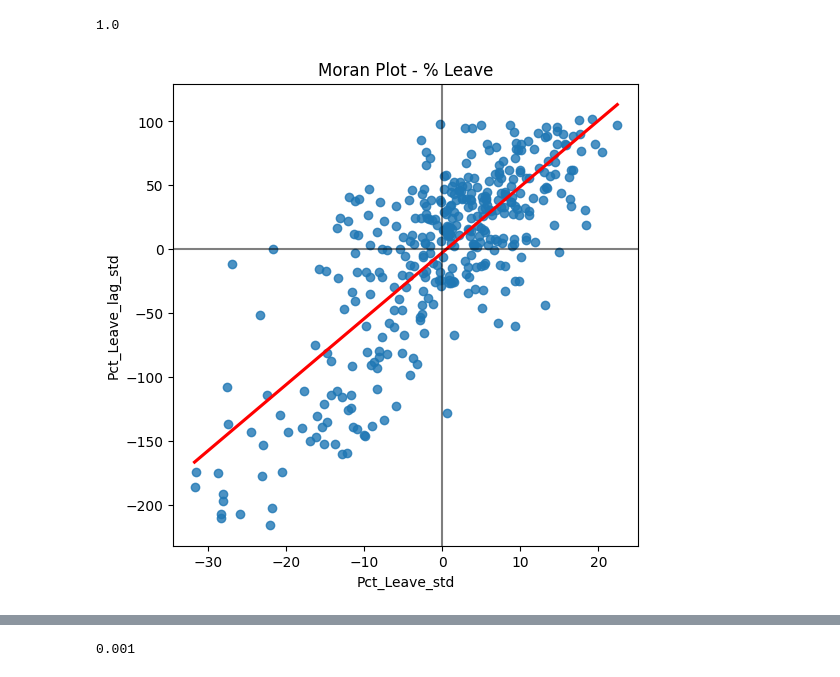
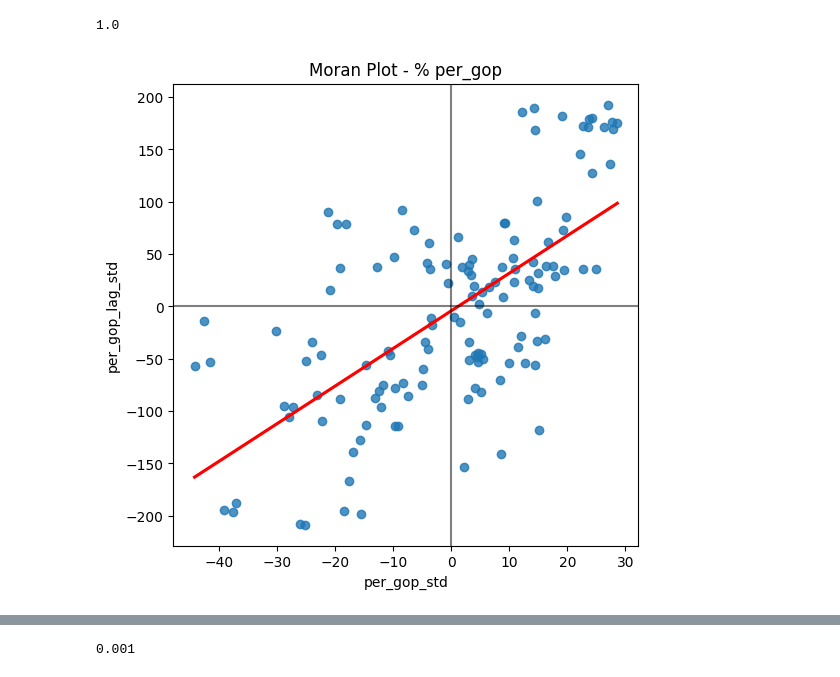
Before and after one commit to leogismap/Global_spatial_autocorrelation_2024_presidential_election_virginia, a Jupyter notebook: Global_Spatial_Autocorrelation.ipynb, the cells around one changed output, grey strips where cells are left out. Drawn from its saved outputs; the diff is of its cells as text; code cells hidden in the pictures.

```diff
--- a/Global_Spatial_Autocorrelation.ipynb
+++ b/Global_Spatial_Autocorrelation.ipynb
@@ -39,5 +55,9 @@ memory usage: 10.5+ KB
 # %%
 va_vote_df['county_fips'] = va_vote_df['county_fips'].astype("string")
+# %%
+va_vote_df['per_gop'] = va_vote_df['per_gop']*100
+va_vote_df['per_dem'] = va_vote_df['per_dem']*100
+va_vote_df['per_point_diff'] = va_vote_df['per_point_diff']*100
 # %%
 va_vote_df
 # %% [output]
@@ -199,4 +209,4 @@ plt.show()
 # %%
-db["Leave"] = (db["Pct_Leave"] > 50).astype(int)
-db[["Pct_Leave", "Leave"]].tail()
+db["win_gop"] = (db["per_gop"] > db["per_dem"] ).astype(int)
+db[["per_gop", "win_gop"]].tail()
 # %% [output]
@@ -278,24 +287,24 @@ jc.p_sim_bw
 # %% [output]
 1.0
 # %%
-db["Pct_Leave_std"] = db["Pct_Leave"] - db["Pct_Leave"].mean()
-db["Pct_Leave_lag_std"] = weights.lag_spatial(
-    w, db["Pct_Leave_std"]
+db["per_gop_std"] = db["per_gop"] - db["per_gop"].mean()
+db["per_gop_lag_std"] = weights.lag_spatial(
+    w, db["per_gop_std"]
 )
 # %%
 f, ax = plt.subplots(1, figsize=(6, 6))
 seaborn.regplot(
-    x="Pct_Leave_std",
-    y="Pct_Leave_lag_std",
+    x="per_gop_std",
+    y="per_gop_lag_std",
     ci=None,
     data=db,
     line_kws={"color": "r"},
 )
 ax.axvline(0, c="k", alpha=0.5)
 ax.axhline(0, c="k", alpha=0.5)
-ax.set_title("Moran Plot - % Leave")
+ax.set_title("Moran Plot - % per_gop")
 plt.show()
 # %% [output]
-[figure, old version]
+[figure, new version]
 # %%
 w.transform = "R"
```
Also changed, not shown: parts of 20 cells of this notebook.
